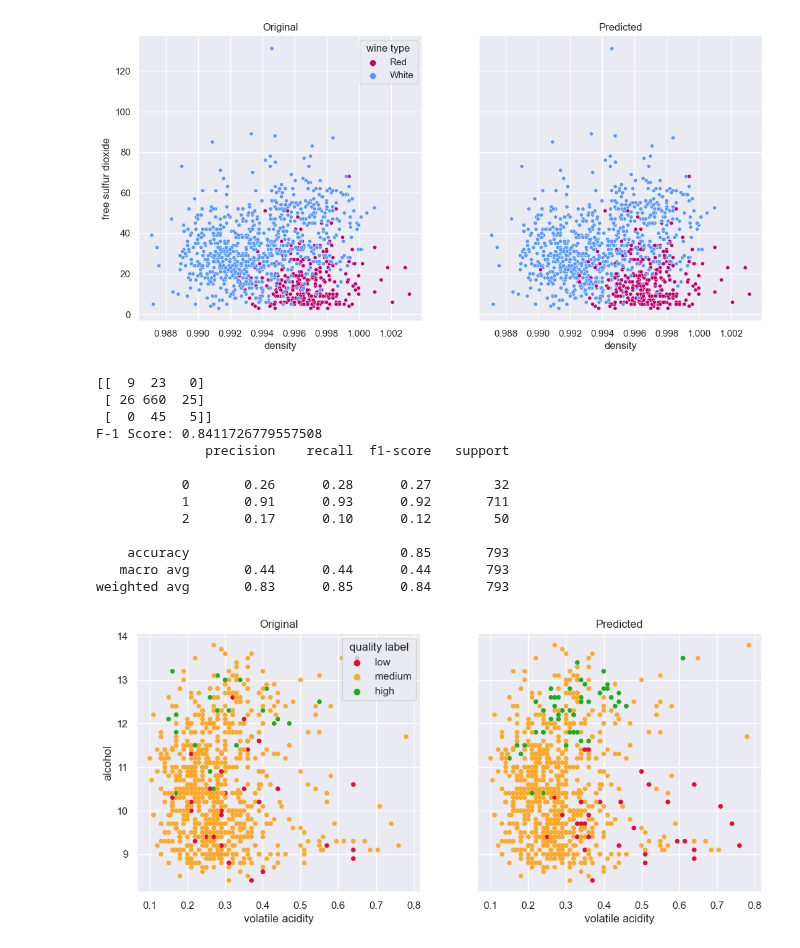
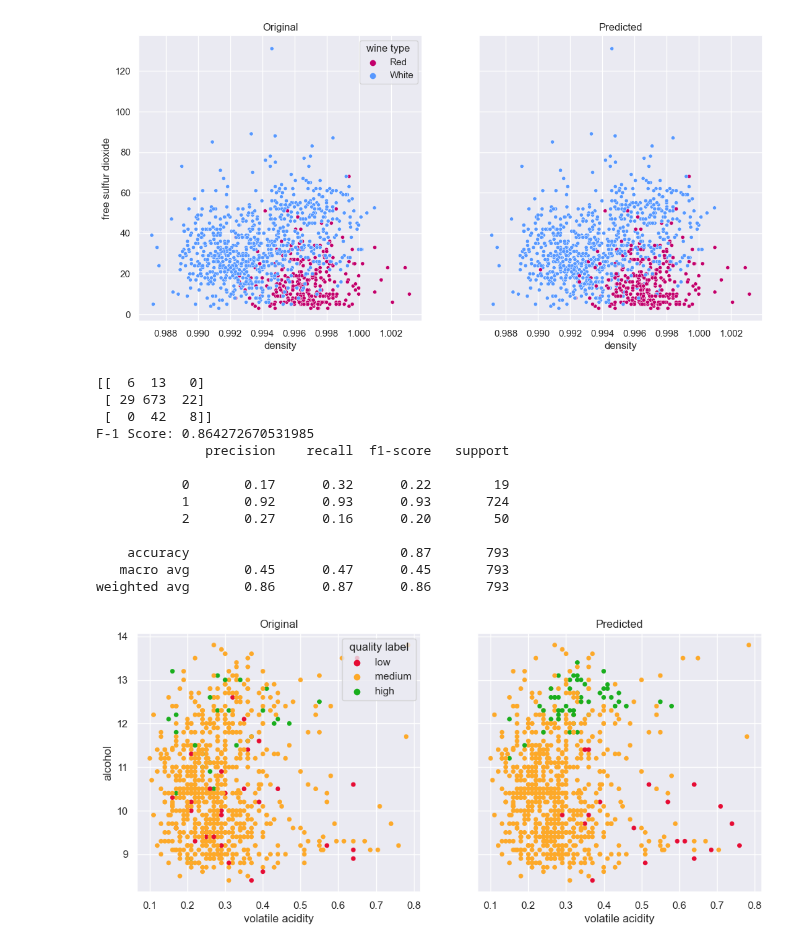
Before and after one commit to mks-0/code-academy, a Jupyter notebook: BlueBerry-Winery-Project/wine-ml.ipynb, the cells around one changed output. Cells and saved outputs as stored; diff of their text form; code cells hidden in the pictures.

```diff
--- a/BlueBerry-Winery-Project/wine-ml.ipynb
+++ b/BlueBerry-Winery-Project/wine-ml.ipynb
@@ -272,6 +249,32 @@ def plot_prediction(data, X_test, y_test, pred):
+# %%
+def resample(X ,y):
+
+    high_count = y[y == 2].count()
+    medium_count = y[y == 1].count()
+    low_count = y[y == 0].count()
+
+    under = RandomUnderSampler(sampling_strategy={1: int(medium_count * 0.8)}, random_state=42)
+    over = SMOTE(sampling_strategy={0: low_count * 3, 2: high_count * 8}, random_state=42)
+    sampling_pipe = pipeline.Pipeline([
+        ('over', over),
+        ('under', under)
+    ])
+
+    return sampling_pipe.fit_resample(X, y)
+#     return SMOTEENN(sampling_strategy='not majority').fit_resample(X, y)
+#     sampling_strategy={0: low_count * 3, 1: int(medium_count * 0.7), 2: high_count * 8},
+# %%
+def scaler():
+    scaling_transformer = ColumnTransformer(
+        transformers=[
+            # ("qnt_scaler", QuantileTransformer()),
+            ("minmax_scaler", MinMaxScaler()),
+        ],
+        remainder="passthrough",
+    )
+    return scaling_transformer
 # %%
-def predict_quality(data, model_name, r_s, make_plot):
-
+def predict_quality(data, model_name, make_random_search, make_plot):
     y = data["quality label"].cat.codes.copy()
     X, class_weight = choose_props(data)
     X_train, X_test, y_train, y_test = train_test_split(
@@ -282,10 +285,10 @@ def predict_quality(data, model_name, r_s, make_plot):
 
     model = choose_model(model_name, class_weight)
 
-    pipe = Pipeline([("scaler", MinMaxScaler()), ("model", model)])
+    pipe = Pipeline([("scaler", scaler()), ("model", model)])
 
-    if r_s:
-        r_search = randomsearch(pipe).fit(X_train_resampled, y_train_resampled)
+    if make_random_search:
+        r_search = random_search(pipe).fit(X_train_resampled, y_train_resampled)
         pred = r_search.predict(X_test)
         best_parameters = r_search.best_params_
         print(best_parameters)
@@ -302,20 +305,21 @@ def predict_quality(data, model_name, r_s, make_plot):
 
     if make_plot:
         plot_prediction(data, X_test, y_test, pred)
-# %%
-predict_quality(ww, 'r_forest', False, True)
-# %% [output]
-[[  9  23   0]
- [ 26 660  25]
- [  0  45   5]]
-F-1 Score: 0.8411726779557508
-              precision    recall  f1-score   support
-
-           0       0.26      0.28      0.27        32
-           1       0.91      0.93      0.92       711
-           2       0.17      0.10      0.12        50
-
-    accuracy                           0.85       793
-   macro avg       0.44      0.44      0.44       793
-weighted avg       0.83      0.85      0.84       793
-[figure, removed]
+# %%
+# predict_quality(rw, 'r_forest', False, True)
+predict_quality(ww, 'gb', False, True)
+# %% [output]
+[[  6  13   0]
+ [ 29 673  22]
+ [  0  42   8]]
+F-1 Score: 0.864272670531985
+              precision    recall  f1-score   support
+
+           0       0.17      0.32      0.22        19
+           1       0.92      0.93      0.93       724
+           2       0.27      0.16      0.20        50
+
+    accuracy                           0.87       793
+   macro avg       0.45      0.47      0.45       793
+weighted avg       0.86      0.87      0.86       793
+[figure, added]
```
Also changed, not shown: parts of 8 cells of this notebook.
